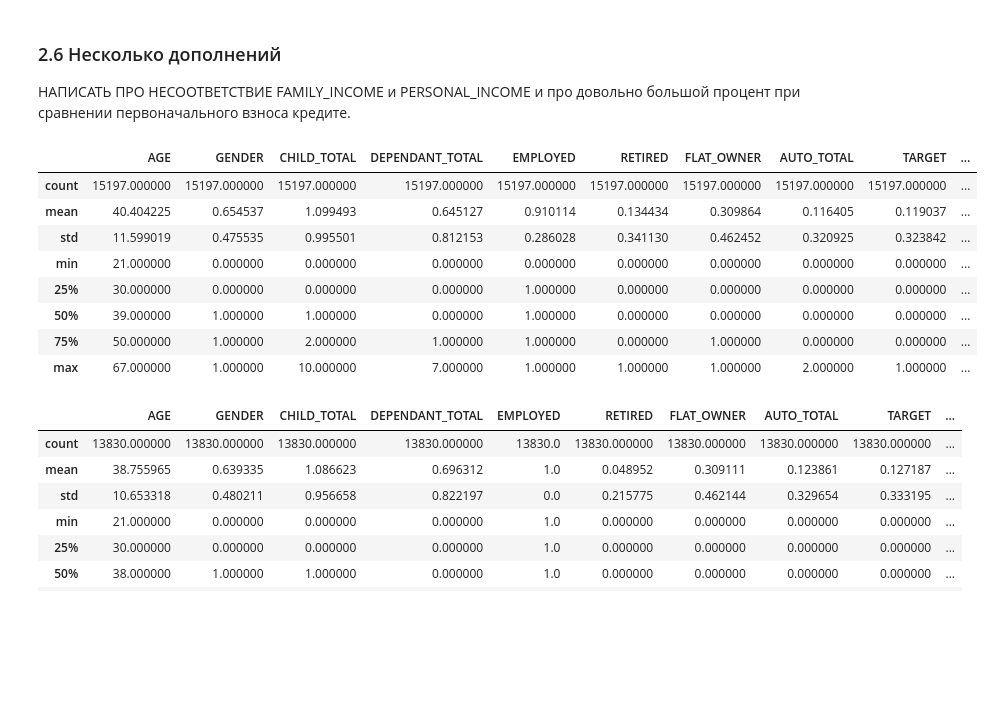
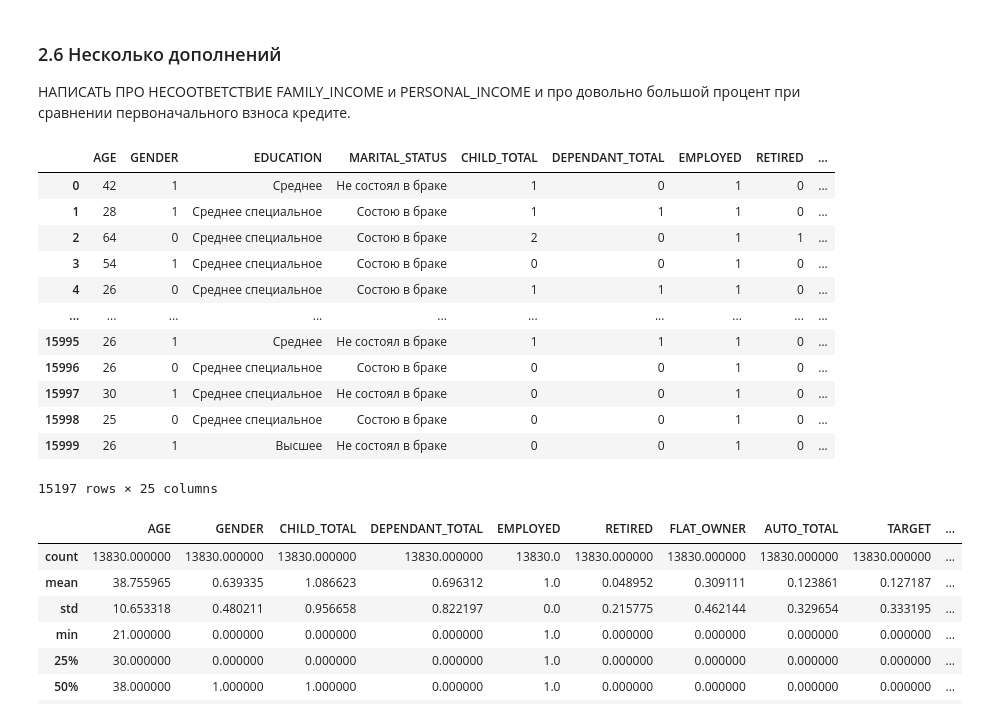
Before and after one commit to SeVlVershinin/py-applied-streamlit, a Jupyter notebook: ds.ipynb, the cells around one changed output. Drawn from its saved outputs; the diff is of its cells as text; code cells hidden in the pictures; blank space fills up the shorter version.

```diff
--- a/ds.ipynb
+++ b/ds.ipynb
@@ -373,17 +373,21 @@ Series([], dtype: int64)
 
 НАПИСАТЬ ПРО НЕСООТВЕТСТВИЕ FAMILY_INCOME и PERSONAL_INCOME и про довольно большой процент при сравнении первоначального взноса кредите.
 # %%
-result.describe()
+result
 # %% [output]
-|  | AGE | GENDER | CHILD_TOTAL | DEPENDANT_TOTAL | EMPLOYED | RETIRED | FLAT_OWNER | AUTO_TOTAL | TARGET | ... |
-| count | 15197.000000 | 15197.000000 | 15197.000000 | 15197.000000 | 15197.000000 | 15197.000000 | 15197.000000 | 15197.000000 | 15197.000000 | ... |
-| mean | 40.404225 | 0.654537 | 1.099493 | 0.645127 | 0.910114 | 0.134434 | 0.309864 | 0.116405 | 0.119037 | ... |
-| std | 11.599019 | 0.475535 | 0.995501 | 0.812153 | 0.286028 | 0.341130 | 0.462452 | 0.320925 | 0.323842 | ... |
-| min | 21.000000 | 0.000000 | 0.000000 | 0.000000 | 0.000000 | 0.000000 | 0.000000 | 0.000000 | 0.000000 | ... |
-| 25% | 30.000000 | 0.000000 | 0.000000 | 0.000000 | 1.000000 | 0.000000 | 0.000000 | 0.000000 | 0.000000 | ... |
-| 50% | 39.000000 | 1.000000 | 1.000000 | 0.000000 | 1.000000 | 0.000000 | 0.000000 | 0.000000 | 0.000000 | ... |
-| 75% | 50.000000 | 1.000000 | 2.000000 | 1.000000 | 1.000000 | 0.000000 | 1.000000 | 0.000000 | 0.000000 | ... |
-| max | 67.000000 | 1.000000 | 10.000000 | 7.000000 | 1.000000 | 1.000000 | 1.000000 | 2.000000 | 1.000000 | ... |
+|  | AGE | GENDER | EDUCATION | MARITAL_STATUS | CHILD_TOTAL | DEPENDANT_TOTAL | EMPLOYED | RETIRED | ... |
+| 0 | 42 | 1 | Среднее | Не состоял в браке | 1 | 0 | 1 | 0 | ... |
+| 1 | 28 | 1 | Среднее специальное | Состою в браке | 1 | 1 | 1 | 0 | ... |
+| 2 | 64 | 0 | Среднее специальное | Состою в браке | 2 | 0 | 1 | 1 | ... |
+| 3 | 54 | 1 | Среднее специальное | Состою в браке | 0 | 0 | 1 | 0 | ... |
+| 4 | 26 | 0 | Среднее специальное | Состою в браке | 1 | 1 | 1 | 0 | ... |
+| ... | ... | ... | ... | ... | ... | ... | ... | ... | ... |
+| 15995 | 26 | 1 | Среднее | Не состоял в браке | 1 | 1 | 1 | 0 | ... |
+| 15996 | 26 | 0 | Среднее специальное | Состою в браке | 0 | 0 | 1 | 0 | ... |
+| 15997 | 30 | 1 | Среднее специальное | Не состоял в браке | 0 | 0 | 1 | 0 | ... |
+| 15998 | 25 | 0 | Среднее специальное | Состою в браке | 0 | 0 | 1 | 0 | ... |
+| 15999 | 26 | 1 | Высшее | Не состоял в браке | 0 | 0 | 1 | 0 | ... |
+15197 rows × 25 columns
 # %%
 result.describe()
 # %% [output]
```
Also changed, not shown: parts of 2 cells of this notebook, 3 other files.
